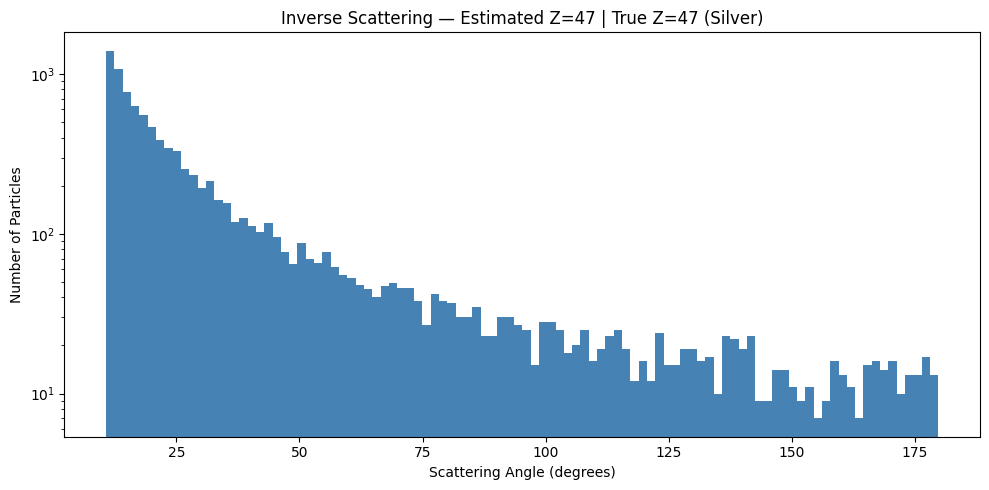
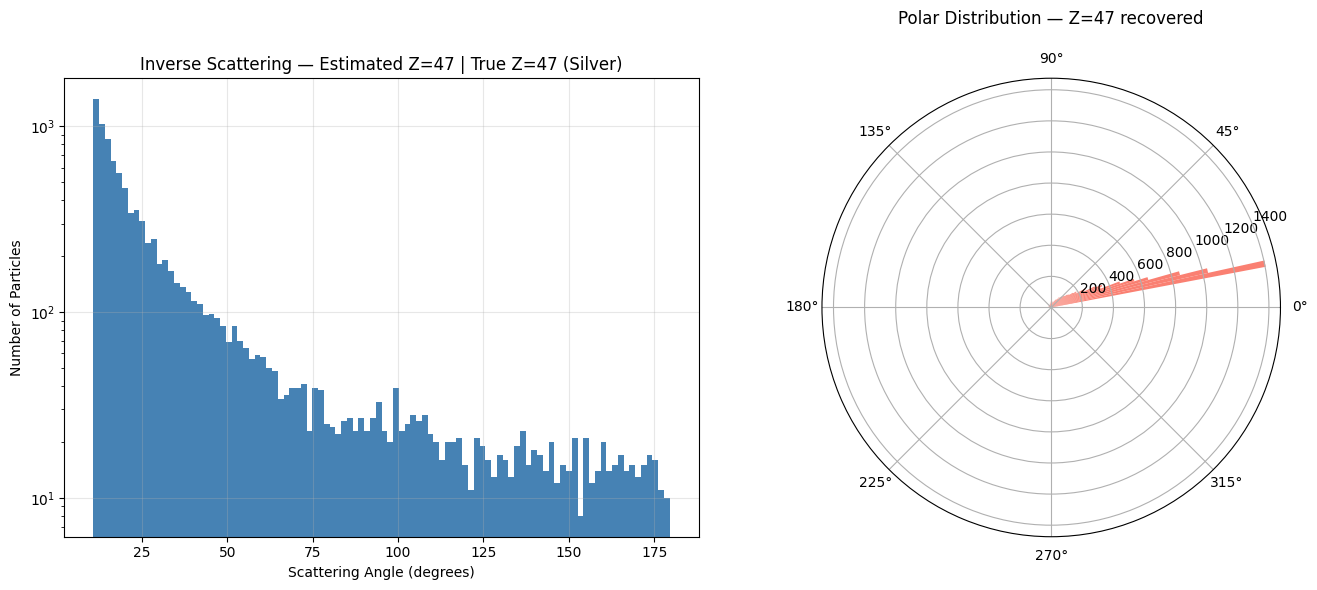
Unified diff of the notebook cell whose output changed from the first chart to the second:
--- before
+++ after
@@ -1,30 +1,49 @@
 # === INVERSE PROBLEM ===
-# A mystery material produces scattering data.
-# Can we determine its atomic number Z from the angles alone?
+# Given only scattering angle distribution → determine unknown material's Z
+# Same mathematical principle as CT scanning and X-ray crystallography
 
-# Step 1 — Simulate mystery material (Z unknown to the model)
-Z_true = 47  # Silver — we pretend we dont know this
-a_true = float(Z_true)
-b_mystery = np.random.uniform(0.1, 500.0, n_particles)
+# Step 1 — simulate mystery material with unknown Z
+
+Z_true = 47             # Silver — we pretend we don't know this value
+a_true = float(Z_true)  # Coulomb parameter proportional to atomic number Z
+b_mystery = np.random.uniform(0.1, 500.0, n_particles)  # random impact parameters
+
+# simulate scattering angles for mystery material using Rutherford formula
+
 theta_mystery = 2 * np.arctan(a_true / b_mystery)
 
-# Step 2 — Back calculate a (and therefore Z) from scattering data
-# From Rutherford formula: a = b * tan(theta/2)
+# Step 2 — back-calculate Z from observed scattering angles only
+# rearranging Rutherford formula: a = b · tan(θ/2)
+# median used instead of mean — robust against outliers from extreme angles
+
 a_estimated = np.median(b_mystery * np.tan(theta_mystery / 2))
-Z_estimated = round(a_estimated)
+Z_estimated = round(a_estimated)  # round to nearest integer — Z must be whole number
 
 print(f'True Z:      {Z_true} (Silver)')
 print(f'Estimated Z: {Z_estimated}')
-print(f'Error: {abs(Z_true - Z_estimated)} units')
+print(f'Error:       {abs(Z_true - Z_estimated)} units')
 
-# Step 3 — Visualize
-fig, ax = plt.subplots(figsize=(10, 5))
-ax.hist(np.degrees(theta_mystery), bins=100, 
-        color='steelblue', edgecolor='none')
-ax.set_xlabel('Scattering Angle (degrees)')
-ax.set_ylabel('Number of Particles')
-ax.set_title(f'Inverse Scattering — Estimated Z={Z_estimated} | True Z={Z_true} (Silver)')
-ax.set_yscale('log')
+# Step 3 — visualize scattering distribution + polar plot
+
+fig = plt.figure(figsize=(14, 6))  # create figure with two subplots
+
+# left — histogram of scattering angles
+
+ax1 = fig.add_subplot(121)  # 1 row, 2 cols, position 1
+ax1.hist(np.degrees(theta_mystery), bins=100,
+         color='steelblue', edgecolor='none')
+ax1.set_xlabel('Scattering Angle (degrees)')
+ax1.set_ylabel('Number of Particles')
+ax1.set_title(f'Inverse Scattering — Estimated Z={Z_estimated} | True Z={Z_true} (Silver)')
+ax1.set_yscale('log')       # log scale to show rare large-angle events
+ax1.grid(True, alpha=0.3)   # light grid for readability
+
+# right — polar histogram showing angular distribution
+
+ax2 = fig.add_subplot(122, projection='polar')  # polar coordinate system
+ax2.hist(theta_mystery, bins=100, color='salmon', edgecolor='none')
+ax2.set_title(f'Polar Distribution — Z={Z_estimated} recovered', pad=20)
+
 plt.tight_layout()
-plt.savefig('results/02_inverse_scattering.png', bbox_inches='tight')
+plt.savefig('results/02_inverse_scattering.png', bbox_inches='tight')  # save
 plt.show()

Commit: Improve all notebooks — add comments, vectorize random walk, add comparison plots